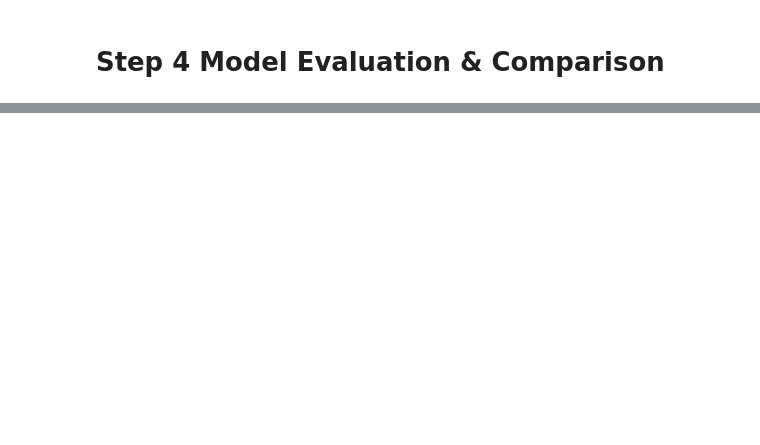
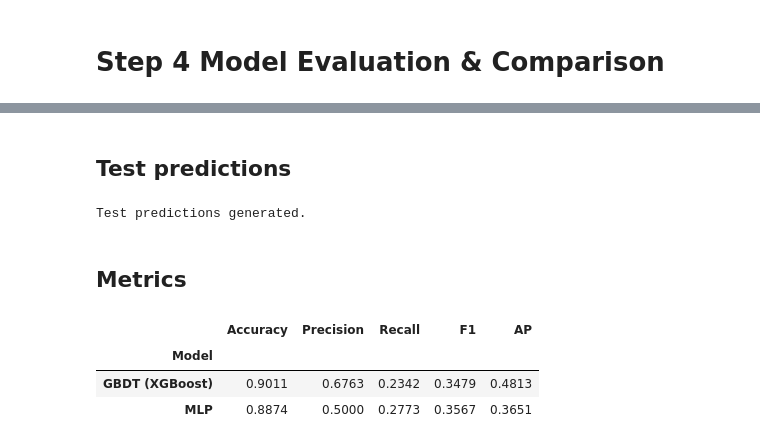
Before and after one commit to CharlotteZZh/AppliedML_hw2, a Jupyter notebook: AppliedML_hw2.ipynb, the cells around one changed output, grey strips where cells are left out. Cells and saved outputs as stored; diff of their text form; code cells hidden in the pictures; blank space fills up the shorter version.

```diff
--- a/AppliedML_hw2.ipynb
+++ b/AppliedML_hw2.ipynb
@@ -919,0 +944,56 @@ display(
+# %% [markdown]
+## Test predictions
+# %%
+# GBDT test predictions
+gbdt_test_prob = best_gbdt_model.predict_proba(X_test_gbdt)[:, 1]
+gbdt_test_pred = (gbdt_test_prob >= 0.5).astype(int)
+
+# MLP test predictions
+mlp_test_prob = best_mlp_model.predict_proba(X_test_mlp)[:, 1]
+mlp_test_pred = (mlp_test_prob >= 0.5).astype(int)
+# %% [output]
+Test predictions generated.
+# %% [markdown]
+## Metrics
+# %%
+from sklearn.metrics import (
+    accuracy_score,
+    precision_score,
+    recall_score,
+    f1_score,
+    average_precision_score,
+    confusion_matrix,
+    precision_recall_curve
+)
+
+# Calculate metrics for GBDT
+gbdt_metrics = {
+    "Accuracy": accuracy_score(y_test, gbdt_test_pred),
+    "Precision": precision_score(y_test, gbdt_test_pred, zero_division=0),
+    "Recall": recall_score(y_test, gbdt_test_pred, zero_division=0),
+    "F1": f1_score(y_test, gbdt_test_pred, zero_division=0),
+    "AP": average_precision_score(y_test, gbdt_test_prob)
+}
+
+# Calculate metrics for MLP
+mlp_metrics = {
+    "Accuracy": accuracy_score(y_test, mlp_test_pred),
+    "Precision": precision_score(y_test, mlp_test_pred, zero_division=0),
+    "Recall": recall_score(y_test, mlp_test_pred, zero_division=0),
+    "F1": f1_score(y_test, mlp_test_pred, zero_division=0),
+    "AP": average_precision_score(y_test, mlp_test_prob)
+}
+# %%
+comparison_df = pd.DataFrame(
+    [gbdt_metrics, mlp_metrics],
+    index=["GBDT (XGBoost)", "MLP"]
+)
+
+comparison_df.index.name = "Model"
+
+display(comparison_df.round(4))
+# %% [output]
+|  | Accuracy | Precision | Recall | F1 | AP |
+| Model |  |  |  |  |  |
+| GBDT (XGBoost) | 0.9011 | 0.6763 | 0.2342 | 0.3479 | 0.4813 |
+| MLP | 0.8874 | 0.5000 | 0.2773 | 0.3567 | 0.3651 |
```
Also changed, not shown: parts of 18 cells of this notebook.
